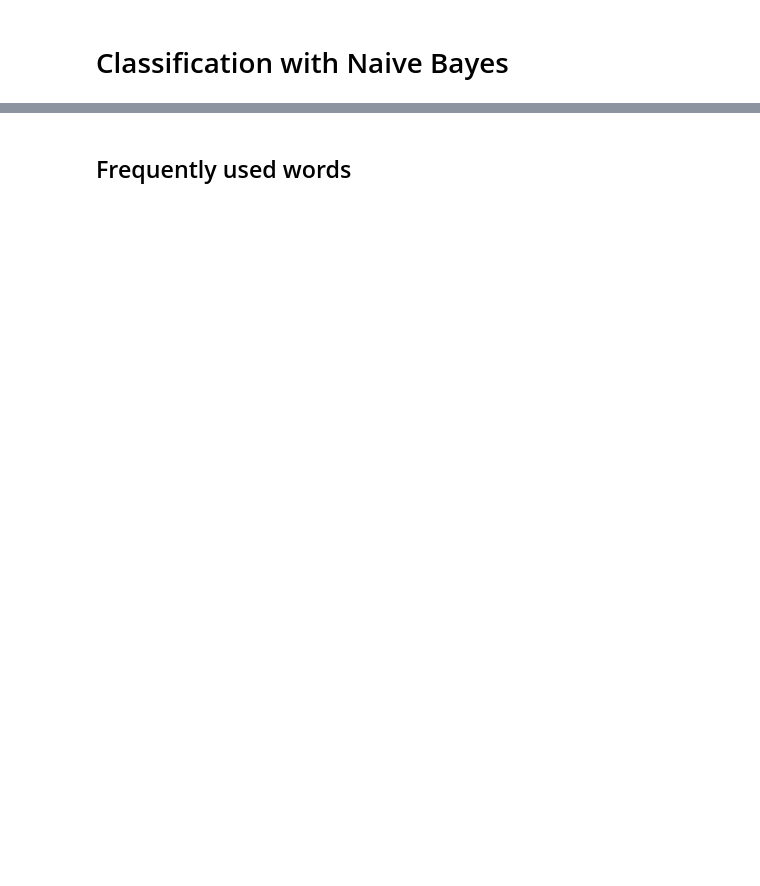
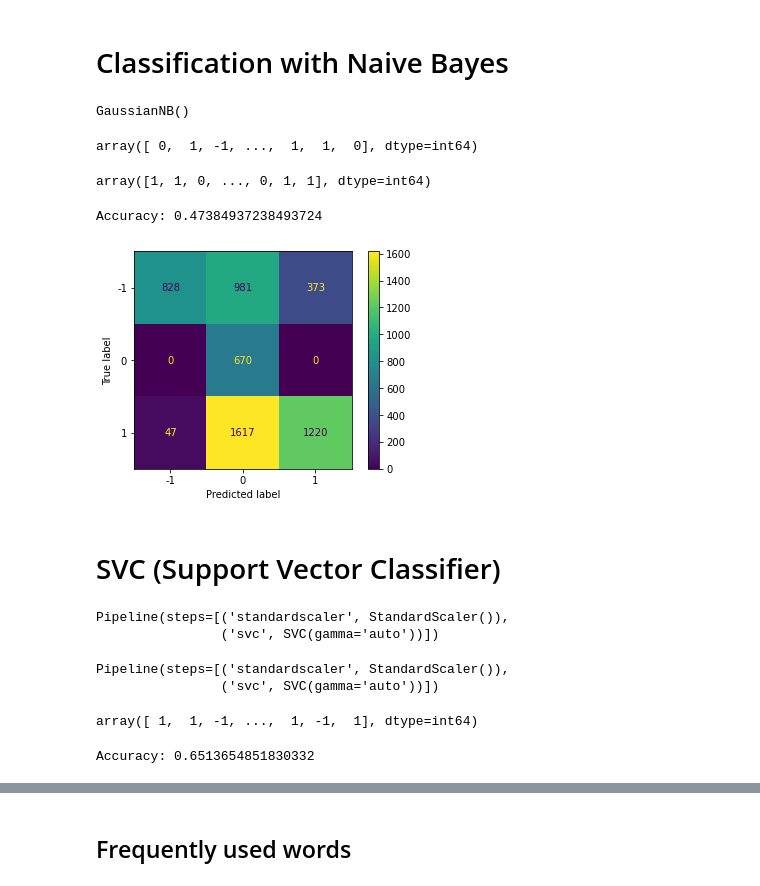
Before and after one commit to cecilia-acosta/Machine-Learning-Final-Project, a Jupyter notebook: Machine Learning Model_Tweets.ipynb, the cells around one changed output, grey strips where cells are left out. Saved outputs shown, nothing was run; the diff lists cells and outputs as text; code cells hidden in the pictures; blank space fills up the shorter version.

Commit message:
Update Machine Learning Model

```diff
--- a/Machine Learning Model_Tweets.ipynb
+++ b/Machine Learning Model_Tweets.ipynb
@@ -351,0 +870,3 @@ amlo_tweets_final.to_csv('amlo_tweets.csv')
+# %%
+X2 = X.copy()[[col for col in X.columns if col in X_predict.columns]]
+X2
@@ -351,0 +904,3 @@ amlo_tweets_final.to_csv('amlo_tweets.csv')
+# %%
+y = train_data5[['polarity_value']]
+y
@@ -357,3 +922,0 @@ X
-# %%
-y = train_data_final[['polarity_value']]
-y
@@ -371,14 +928,22 @@ X_train, X_test, y_train, y_test = train_test_split(X, y, test_size=0.3,random_s
 nb = GaussianNB()
 
 #Train the model using the training sets
-nb.fit(X_train, y_train)
+nb.fit(X2, y)
+# %% [output]
+GaussianNB()
+# %%
+y2 = nb.predict(X2)
+y2
+# %% [output]
+array([ 0,  1, -1, ...,  1,  1,  0], dtype=int64)
 # %%
 #Predict the response for test dataset
-y_pred = nb.predict(X_test)
+y_pred = nb.predict(X_predict2)
 y_pred
+# %% [output]
+array([1, 1, 0, ..., 0, 1, 1], dtype=int64)
 # %%
-#Import scikit-learn metrics module for accuracy calculation
-from sklearn import metrics
-
 # Model Accuracy, how often is the classifier correct?
-print("Accuracy:",metrics.accuracy_score(y_test, y_pred))
+print("Accuracy:",metrics.accuracy_score(y, y2))
+# %% [output]
+Accuracy: 0.47384937238493724
@@ -389,0 +950,7 @@ print(cm)
+# %%
+plot_confusion_matrix(nb, X2, y)
+plt.show()
+# %% [output]
+[figure, added]
+# %% [markdown]
+# SVC (Support Vector Classifier)
@@ -389,0 +963,5 @@ print(cm)
+# %%
+svc_model.fit(X2, y)
+# %% [output]
+Pipeline(steps=[('standardscaler', StandardScaler()),
+                ('svc', SVC(gamma='auto'))])
@@ -390 +971,15 @@ print(cm)
+# %%
+svc_model.fit(X_train, y_train)
+# %% [output]
+Pipeline(steps=[('standardscaler', StandardScaler()),
+                ('svc', SVC(gamma='auto'))])
+# %%
+y_test2 = svc_model.predict(X_test)
+y_test2
+# %% [output]
+array([ 1,  1, -1, ...,  1, -1,  1], dtype=int64)
+# %%
+print("Accuracy:", metrics.accuracy_score(y_test, y_test2))
+# %% [output]
+Accuracy: 0.6513654851830332
 # %%
```
Also changed, not shown: parts of 73 cells of this notebook.
